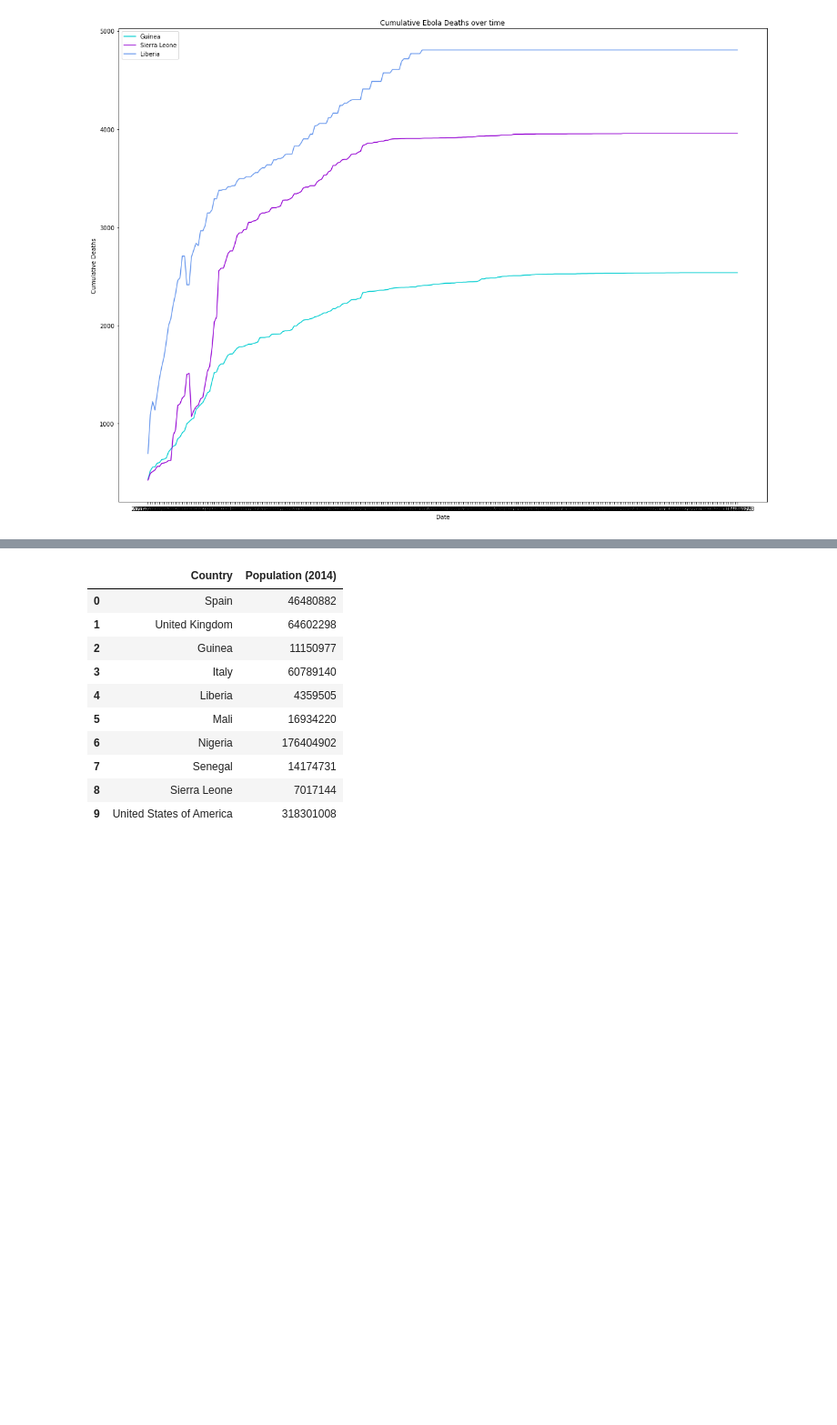
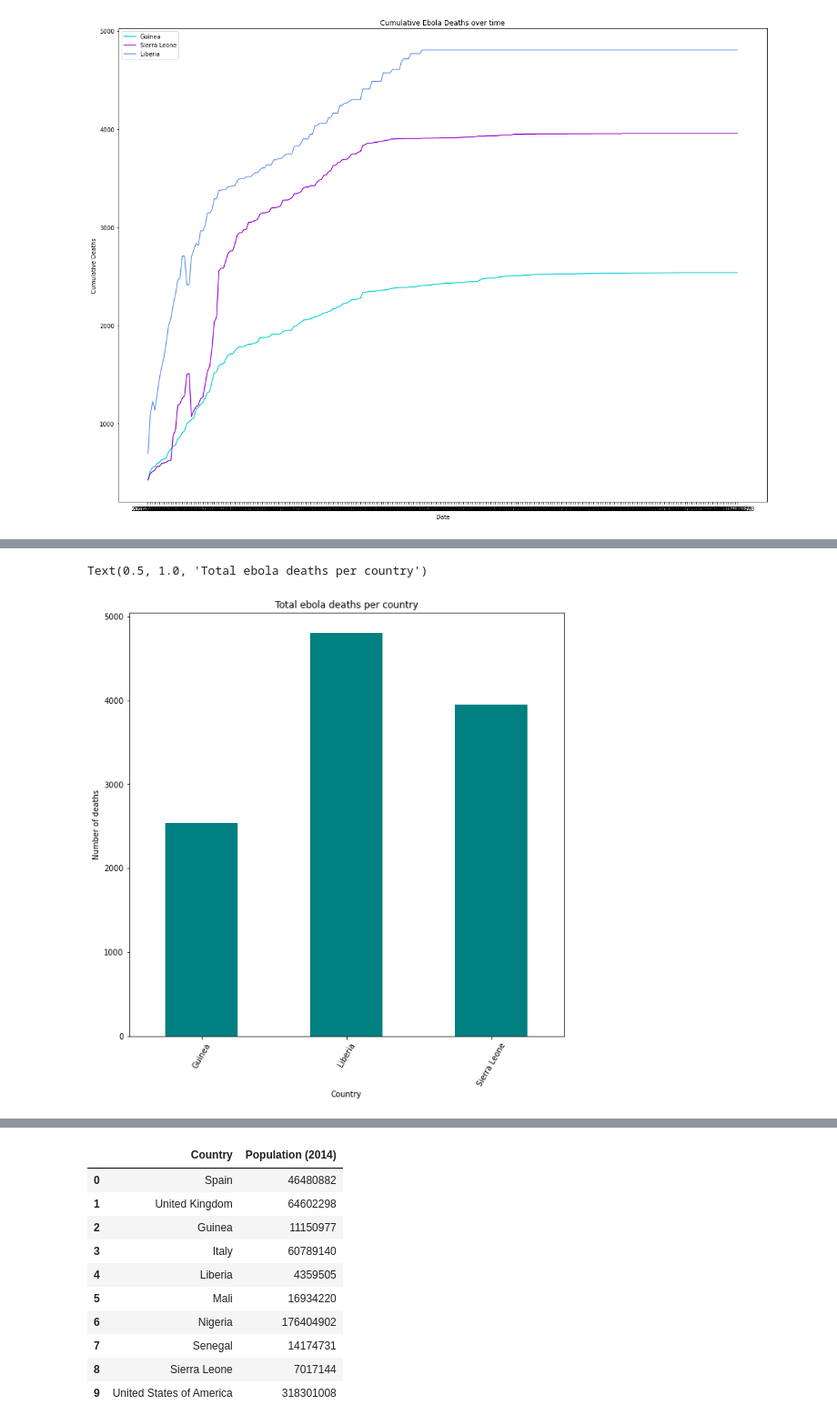
Before and after one commit to erharker/Json-s-and-the-pretty-pprintcesses, a Jupyter notebook: Ebola SARS.ipynb, the cells around one changed output, grey strips where cells are left out. Shown: that part at 91% size. Drawn from its saved outputs; the diff is of its cells as text; code cells hidden in the pictures; blank space fills up the shorter version.

```diff
--- a/Ebola SARS.ipynb
+++ b/Ebola SARS.ipynb
@@ -207,0 +187,3 @@ Text(0.5, 1.0, 'Total ebola cases per country')
+# %%
+total_deaths= ebola_countries_df.groupby(["Country"])["Cumulative no. of confirmed, probable and suspected deaths"].max()
+total_deaths.to_frame()
@@ -207,0 +196,11 @@ Text(0.5, 1.0, 'Total ebola cases per country')
+# %%
+#bar chart deaths
+fig= plt.figure(figsize=(10,10))
+total_deaths.plot(kind="bar", color= 'teal')
+plt.xlabel("Country")
+plt.xticks(rotation=60)
+plt.ylabel("Number of deaths")
+plt.title("Total ebola deaths per country")
+# %% [output]
+Text(0.5, 1.0, 'Total ebola deaths per country')
+[figure, added]
```
Also changed, not shown: parts of 14 cells of this notebook, 2 other files.
